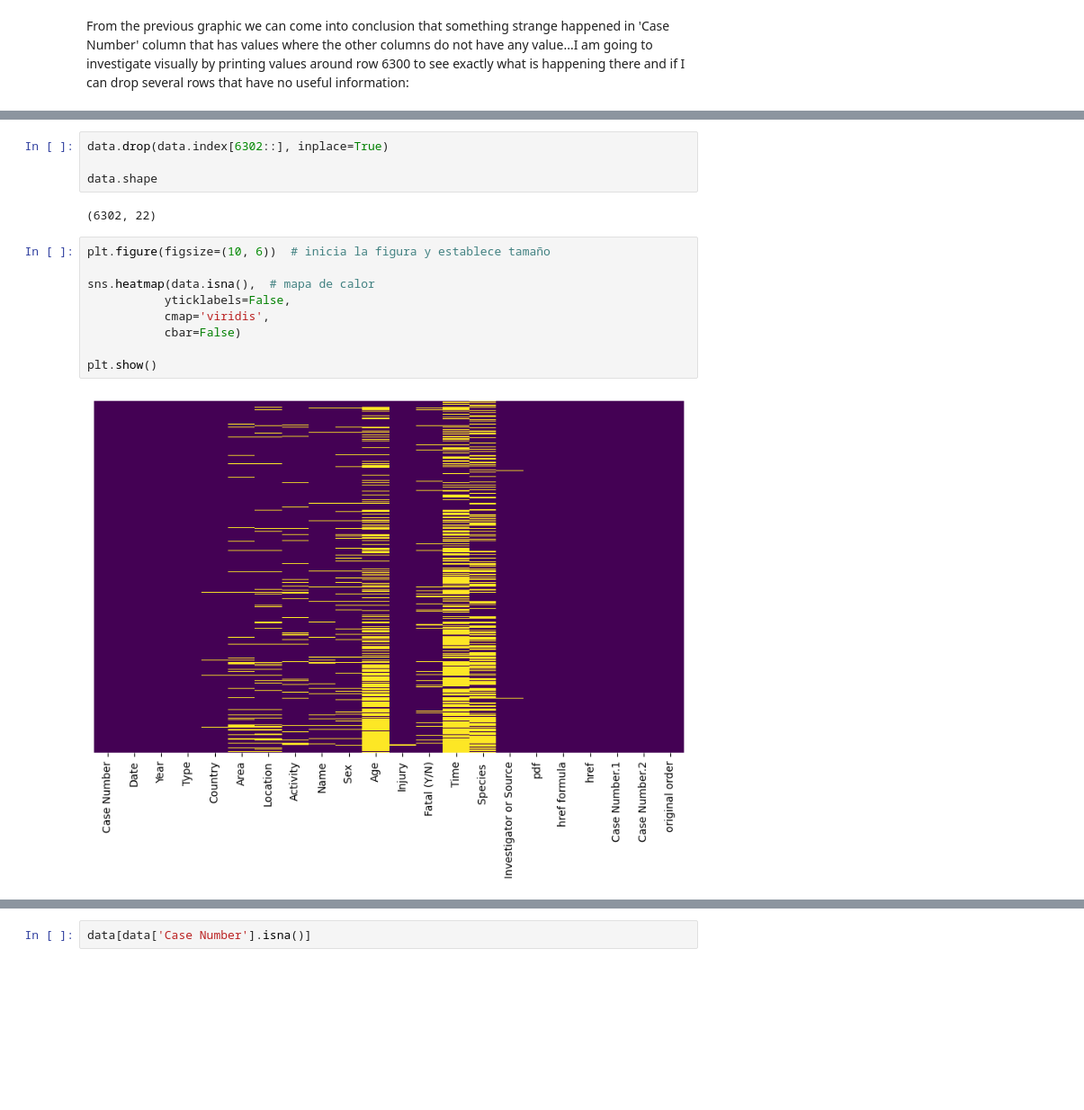
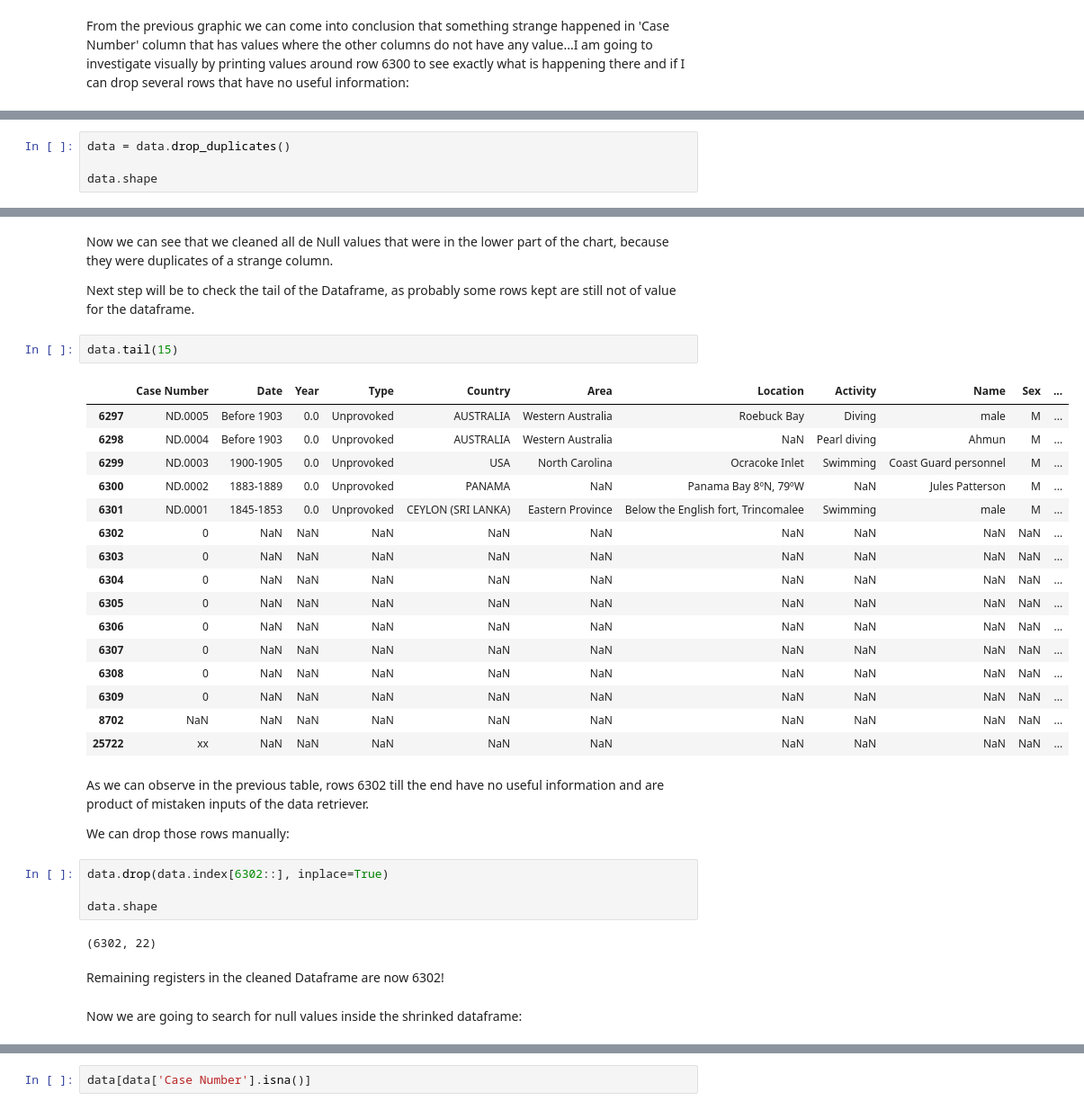
Before and after one commit to pombo7676/pombo7676-Proyecto-Semana-2-Sharks-Inigo-Larrea, a Jupyter notebook: Main/Sharks_main.ipynb, the cells around one changed output, grey strips where cells are left out. Shown: that part at 90% size. Drawn from its saved outputs; the diff is of its cells as text; blank space fills up the shorter version.

Commit message:
Database limpiando Nulls

```diff
--- a/Main/Sharks_main.ipynb
+++ b/Main/Sharks_main.ipynb
@@ -161,0 +137,4 @@ The best idea would be to drop those rows so the DB is smaller and takes less sp
+# %%
+data = data.drop_duplicates()
+
+data.shape
@@ -162,20 +156,40 @@ The best idea would be to drop those rows so the DB is smaller and takes less sp
+# %% [markdown]
+Now we can see that we cleaned all de Null values that were in the lower part of the chart, because they were duplicates of a strange column.
+
+Next step will be to check the tail of the Dataframe, as probably some rows kept are still not of value for the dataframe.
+# %%
+data.tail(15)
+# %% [output]
+|  | Case Number | Date | Year | Type | Country | Area | Location | Activity | Name | Sex | ... |
+| 6297 | ND.0005 | Before 1903 | 0.0 | Unprovoked | AUSTRALIA | Western Australia | Roebuck Bay | Diving | male | M | ... |
+| 6298 | ND.0004 | Before 1903 | 0.0 | Unprovoked | AUSTRALIA | Western Australia | NaN | Pearl diving | Ahmun | M | ... |
+| 6299 | ND.0003 | 1900-1905 | 0.0 | Unprovoked | USA | North Carolina | Ocracoke Inlet | Swimming | Coast Guard personnel | M | ... |
+| 6300 | ND.0002 | 1883-1889 | 0.0 | Unprovoked | PANAMA | NaN | Panama Bay 8ºN, 79ºW | NaN | Jules Patterson | M | ... |
+| 6301 | ND.0001 | 1845-1853 | 0.0 | Unprovoked | CEYLON (SRI LANKA) | Eastern Province | Below the English fort, Trincomalee | Swimming | male | M | ... |
+| 6302 | 0 | NaN | NaN | NaN | NaN | NaN | NaN | NaN | NaN | NaN | ... |
+| 6303 | 0 | NaN | NaN | NaN | NaN | NaN | NaN | NaN | NaN | NaN | ... |
+| 6304 | 0 | NaN | NaN | NaN | NaN | NaN | NaN | NaN | NaN | NaN | ... |
+| 6305 | 0 | NaN | NaN | NaN | NaN | NaN | NaN | NaN | NaN | NaN | ... |
+| 6306 | 0 | NaN | NaN | NaN | NaN | NaN | NaN | NaN | NaN | NaN | ... |
+| 6307 | 0 | NaN | NaN | NaN | NaN | NaN | NaN | NaN | NaN | NaN | ... |
+| 6308 | 0 | NaN | NaN | NaN | NaN | NaN | NaN | NaN | NaN | NaN | ... |
+| 6309 | 0 | NaN | NaN | NaN | NaN | NaN | NaN | NaN | NaN | NaN | ... |
+| 8702 | NaN | NaN | NaN | NaN | NaN | NaN | NaN | NaN | NaN | NaN | ... |
+| 25722 | xx | NaN | NaN | NaN | NaN | NaN | NaN | NaN | NaN | NaN | ... |
+# %% [markdown]
+As we can observe in the previous table, rows 6302 till the end have no useful information and are product of mistaken inputs of the data retriever.
+
+We can drop those rows manually:
 # %%
 data.drop(data.index[6302::], inplace=True)
 
 data.shape
 # %% [output]
 (6302, 22)
-# %%
-plt.figure(figsize=(10, 6))  # inicia la figura y establece tamaño
-
-sns.heatmap(data.isna(),  # mapa de calor
-           yticklabels=False,
-           cmap='viridis',
-           cbar=False)
-
-plt.show()
-# %% [output]
-[figure, removed]
+# %% [markdown]
+Remaining registers in the cleaned Dataframe are now 6302!
+# %% [markdown]
+Now we are going to search for null values inside the shrinked dataframe:
 # %%
 nan_cols = data.isna().sum()  # serie con los valores nulos por columna en porcentaj
 
```
Also changed, not shown: parts of 51 cells of this notebook.
